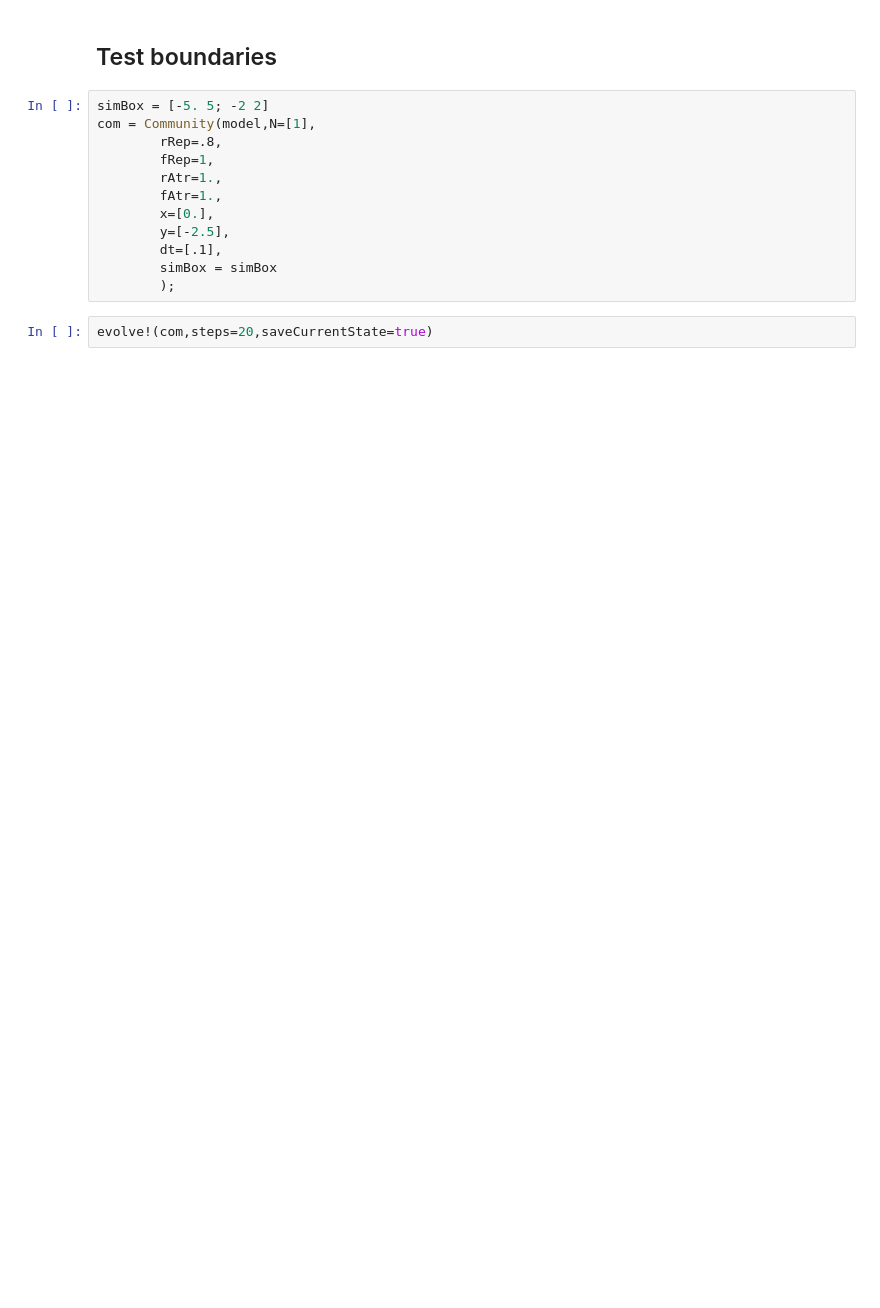
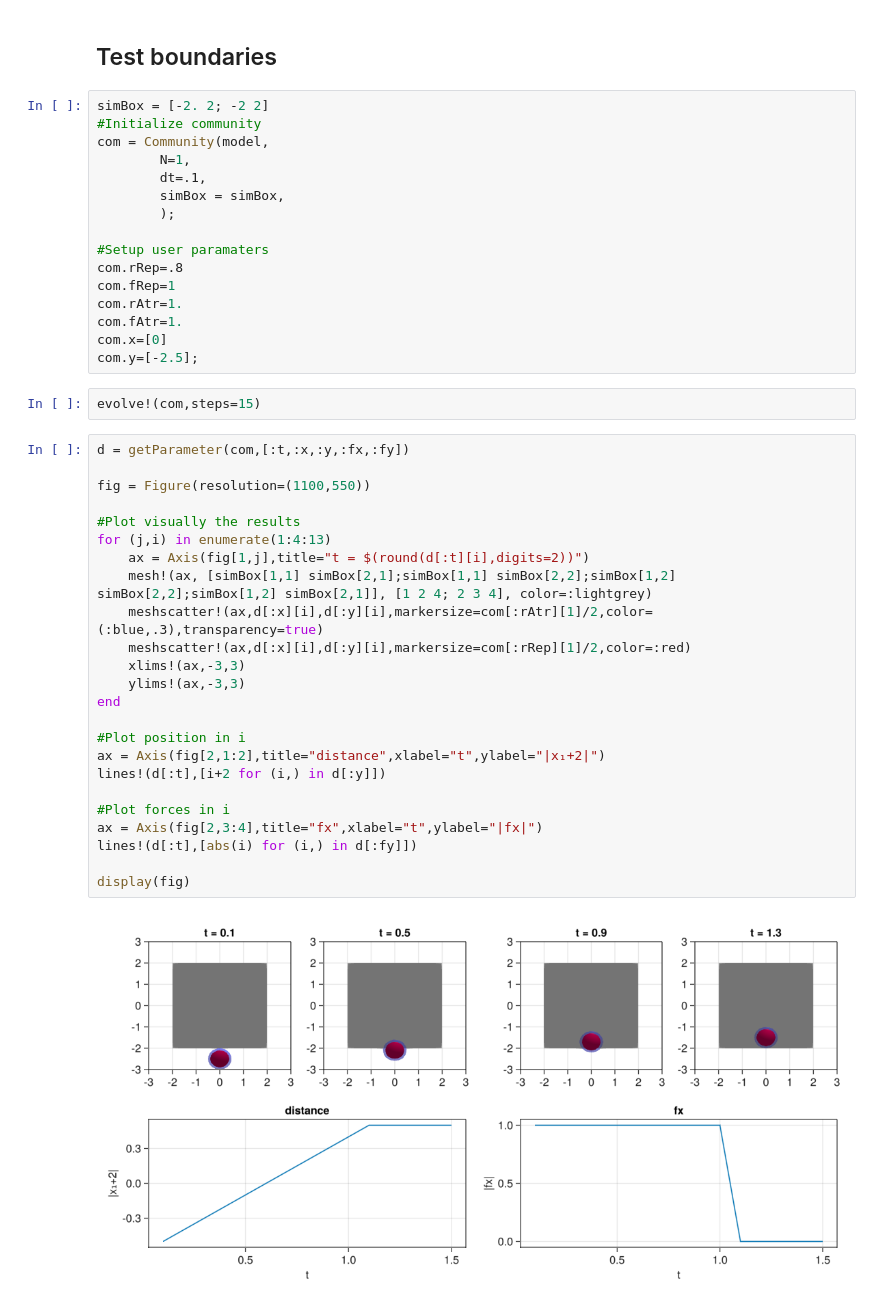
Before and after one commit to dsb-lab/CellBasedModels.jl, a Jupyter notebook: examples/Aggregation.ipynb, the cells around one changed output. Cells and saved outputs as stored; diff of their text form; blank space fills up the shorter version.

```diff
--- a/examples/Aggregation.ipynb
+++ b/examples/Aggregation.ipynb
@@ -79,16 +114,46 @@ fig
 # %% [markdown]
 ## Test boundaries
-# %%
-simBox = [-5. 5; -2 2]
-com = Community(model,N=[1],
-        rRep=.8,
-        fRep=1,
-        rAtr=1.,
-        fAtr=1.,
-        x=[0.],
-        y=[-2.5],
-        dt=[.1],
-        simBox = simBox
-        );
+# %%
+simBox = [-2. 2; -2 2]
+#Initialize community
+com = Community(model,
+        N=1,
+        dt=.1,
+        simBox = simBox,
+        );
+
+#Setup user paramaters
+com.rRep=.8
+com.fRep=1
+com.rAtr=1.
+com.fAtr=1.
+com.x=[0]
+com.y=[-2.5];
 # %%
-evolve!(com,steps=20,saveCurrentState=true)
+evolve!(com,steps=15)
+# %%
+d = getParameter(com,[:t,:x,:y,:fx,:fy])
+
+fig = Figure(resolution=(1100,550))
+
+#Plot visually the results
+for (j,i) in enumerate(1:4:13)
+    ax = Axis(fig[1,j],title="t = $(round(d[:t][i],digits=2))")
+    mesh!(ax, [simBox[1,1] simBox[2,1];simBox[1,1] simBox[2,2];simBox[1,2] simBox[2,2];simBox[1,2] simBox[2,1]], [1 2 4; 2 3 4], color=:lightgrey)
+    meshscatter!(ax,d[:x][i],d[:y][i],markersize=com[:rAtr][1]/2,color=(:blue,.3),transparency=true)
+    meshscatter!(ax,d[:x][i],d[:y][i],markersize=com[:rRep][1]/2,color=:red)
+    xlims!(ax,-3,3)
+    ylims!(ax,-3,3)
+end
+
+#Plot position in i
+ax = Axis(fig[2,1:2],title="distance",xlabel="t",ylabel="|x₁+2|")
+lines!(d[:t],[i+2 for (i,) in d[:y]])
+
+#Plot forces in i
+ax = Axis(fig[2,3:4],title="fx",xlabel="t",ylabel="|fx|")
+lines!(d[:t],[abs(i) for (i,) in d[:fy]])
+
+display(fig)
+# %% [output]
+[figure, added]
```
Also changed, not shown: parts of 24 cells of this notebook, 11 other files.
